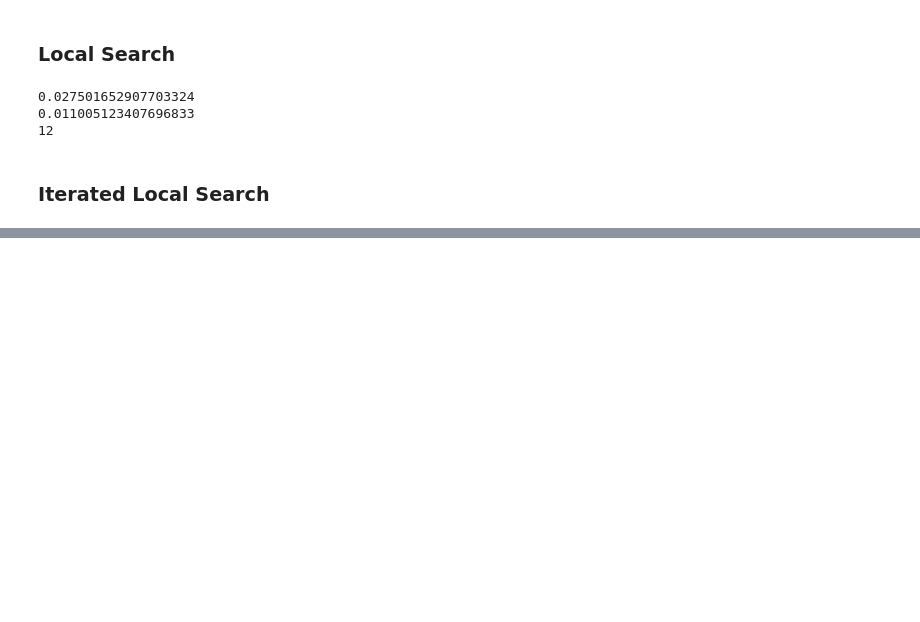
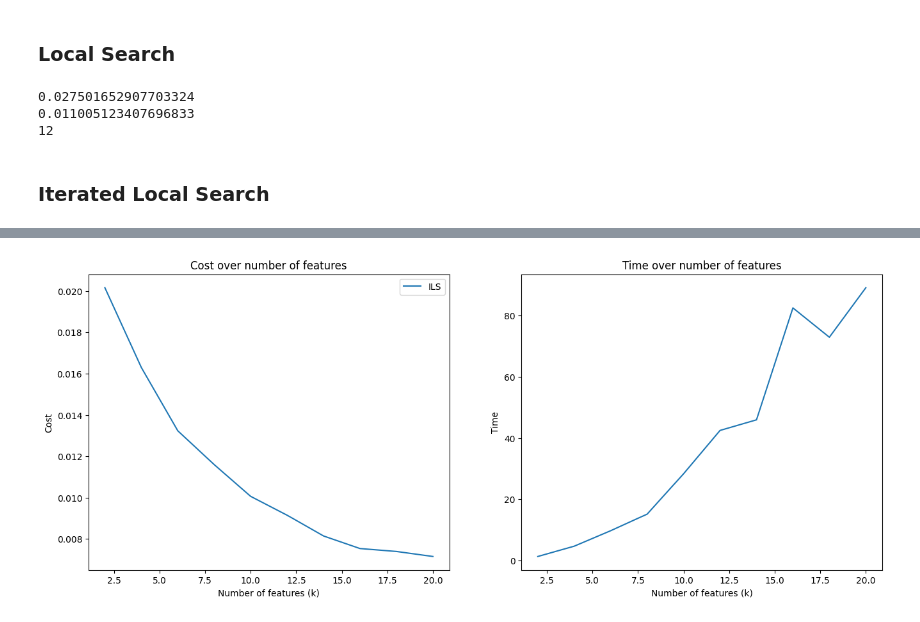
Before and after one commit to andr830g/Subset-Selection, a Jupyter notebook: Handin_2.ipynb, the cells around one changed output, grey strips where cells are left out. Drawn from its saved outputs; the diff is of its cells as text; code cells hidden in the pictures; blank space fills up the shorter version.

Commit message:
Added fallback degree

```diff
--- a/Handin_2.ipynb
+++ b/Handin_2.ipynb
@@ -419,0 +349,19 @@ plot_regression(df, X, y, solution_ILS)
+# %%
+k = 20
+solution_greedy = greedy_CP_solution(X, y, k=k, solver=solver)
+validate_solution(X, y, k, solution_greedy)
+print(solution_greedy['cost'])
+
+start_time = time()
+solution_ILS = ILS(X=X, y=y, k=k, features=features, init=solution_greedy, iteration_ILS=100, iteration_LS=100, initial_degree=1, fallback_degree=2, acceptance='first')
+end_time = time()
+validate_solution(X, y, k, solution_ILS)
+print(solution_ILS['cost'])
+print(f'Time: {round(end_time-start_time, 2)}')
+
+start_time = time()
+solution_ILS = ILS(X=X, y=y, k=k, features=features, init=solution_greedy, iteration_ILS=100, iteration_LS=100, initial_degree=1, fallback_degree=2, acceptance='best')
+end_time = time()
+validate_solution(X, y, k, solution_ILS)
+print(solution_ILS['cost'])
+print(f'Time: {round(end_time-start_time, 2)}')
@@ -422,7 +388,7 @@ costs_random = []
 costs_greedy = []
 costs_ILS = []
 time_ILS = []
-k_values = [2, 3, 4, 5, 6, 7, 8, 9, 10, 12, 14, 16, 18, 20, 25, 30, 35, 40, 45, 50, 60, 70, 80, 90, 100, 110, 120, 130, 140, 150, 160, 170, 180, 190, 200, 210, 220]
+k_values = [2, 4, 6, 8, 10, 12, 14, 16, 18, 20, 25, 30, 35, 40, 45, 50]
 
 for k in k_values:
     acceptance = 'best' #if k <= 10 else 'first'
@@ -436,11 +402,13 @@ for k in k_values:
     costs_greedy.append(solution_greedy['cost'])
 
     start_time = time()
-    solution_ILS = ILS(X=X, y=y, k=k, features=features, init=solution_greedy, iteration_ILS=100, iteration_LS=100, degree=1, acceptance=acceptance, debug=False)
+    solution_ILS = ILS(X=X, y=y, k=k, features=features,
+                       init=solution_greedy, iteration_ILS=100, iteration_LS=100,
+                       initial_degree=1, fallback_degree=2, acceptance=acceptance, debug=False)
     end_time = time()
     validate_solution(X, y, k, solution_ILS)
     costs_ILS.append(solution_ILS['cost'])
     time_ILS.append(end_time-start_time)
 
-    print(k, solution_random['cost'], solution_greedy['cost'], solution_ILS['cost'], end_time-start_time)
+    print(f'k: {k}, random cost: {solution_random['cost']}, greedy cost: {solution_greedy['cost']}, ILS cost: {solution_ILS['cost']}, time: {round(end_time-start_time, 3)}')
 # %% [output]
@@ -450,0 +438,20 @@ KeyboardInterrupt:
+# %%
+
+fig, ax = plt.subplots(nrows=1, ncols=2, figsize=(16, 6))
+
+#ax[0].plot(k_values, costs_random, label='Random')
+#ax[0].plot(k_values, costs_greedy, label='Greedy')
+ax[0].plot(k_values, costs_ILS, label='ILS')
+ax[0].legend()
+ax[0].set_ylabel('Cost')
+ax[0].set_xlabel('Number of features (k)')
+ax[0].set_title('Cost over number of features')
+
+ax[1].plot(k_values, time_ILS)
+ax[1].set_ylabel('Time')
+ax[1].set_xlabel('Number of features (k)')
+ax[1].set_title('Time over number of features')
+
+plt.show()
+# %% [output]
+[figure, added]
```
Also changed, not shown: parts of 8 cells of this notebook.
